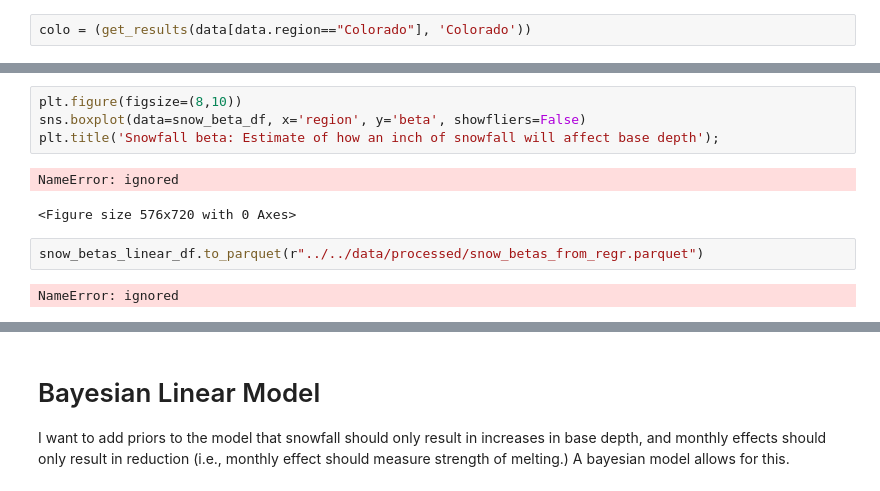
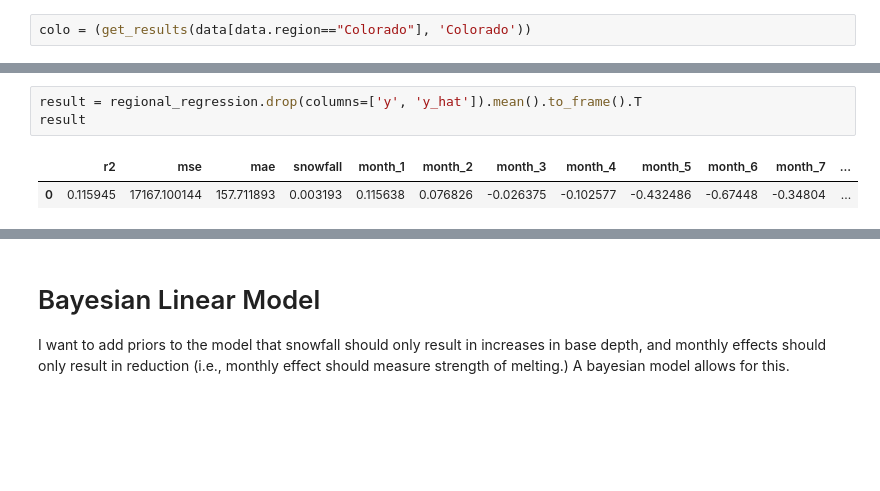
Before and after one commit to chrisoyer/ski-snow-modeling, a Jupyter notebook: src/analysis/snow_nonts_analysis.ipynb, the cells around one changed output, grey strips where cells are left out. Saved outputs shown, nothing was run; the diff lists cells and outputs as text; blank space fills up the shorter version.

```diff
--- a/src/analysis/snow_nonts_analysis.ipynb
+++ b/src/analysis/snow_nonts_analysis.ipynb
@@ -245,11 +222,6 @@ LinAlgError: ignored
-# %%
-plt.figure(figsize=(8,10))
-sns.boxplot(data=snow_beta_df, x='region', y='beta', showfliers=False)
-plt.title('Snowfall beta: Estimate of how an inch of snowfall will affect base depth');
-# %% [output]
-NameError: ignored
-<Figure size 576x720 with 0 Axes>
-# %%
-snow_betas_linear_df.to_parquet(r"../../data/processed/snow_betas_from_regr.parquet")
-# %% [output]
-NameError: ignored
+# %%
+result = regional_regression.drop(columns=['y', 'y_hat']).mean().to_frame().T
+result
+# %% [output]
+|  | r2 | mse | mae | snowfall | month_1 | month_2 | month_3 | month_4 | month_5 | month_6 | month_7 | ... |
+| 0 | 0.115945 | 17167.100144 | 157.711893 | 0.003193 | 0.115638 | 0.076826 | -0.026375 | -0.102577 | -0.432486 | -0.67448 | -0.34804 | ... |
```
Also changed, not shown: parts of 16 cells of this notebook.
